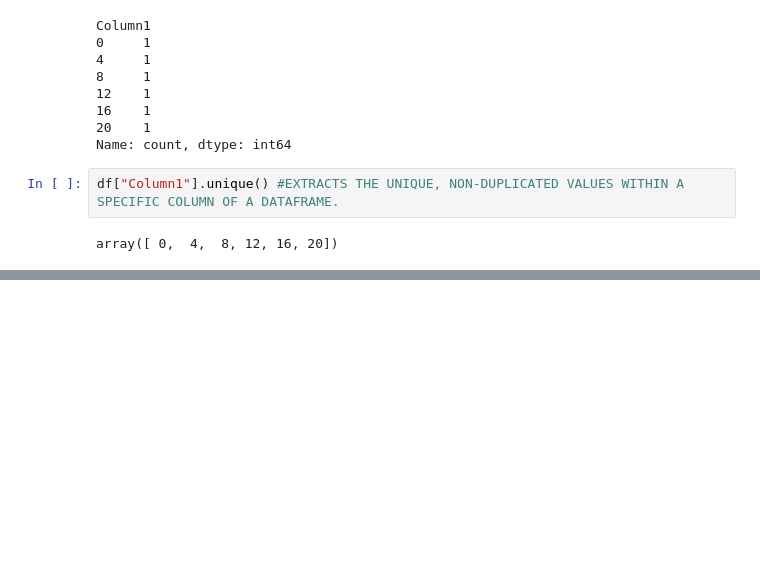
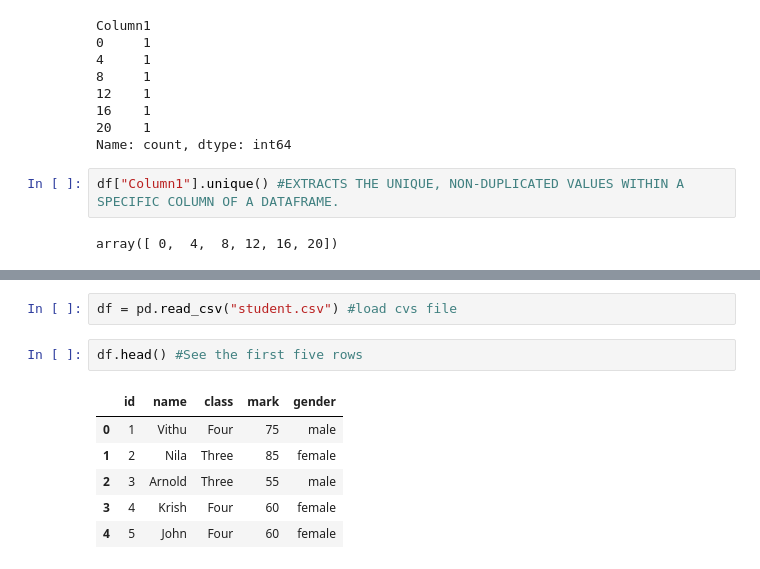
Before and after one commit to thasvithu/Data-Science-2024, a Jupyter notebook: 01 Python/03 Pandas/pandas.ipynb, the cells around one changed output, grey strips where cells are left out. Saved outputs shown, nothing was run; the diff lists cells and outputs as text; blank space fills up the shorter version.

```diff
--- a/01 Python/03 Pandas/pandas.ipynb
+++ b/01 Python/03 Pandas/pandas.ipynb
@@ -257,0 +272,11 @@ array([ 0,  4,  8, 12, 16, 20])
+# %%
+df = pd.read_csv("student.csv") #load cvs file
+# %%
+df.head() #See the first five rows
+# %% [output]
+|  | id | name | class | mark | gender |
+| 0 | 1 | Vithu | Four | 75 | male |
+| 1 | 2 | Nila | Three | 85 | female |
+| 2 | 3 | Arnold | Three | 55 | male |
+| 3 | 4 | Krish | Four | 60 | female |
+| 4 | 5 | John | Four | 60 | female |
```
Also changed, not shown: parts of 40 cells of this notebook, 1 other file.
